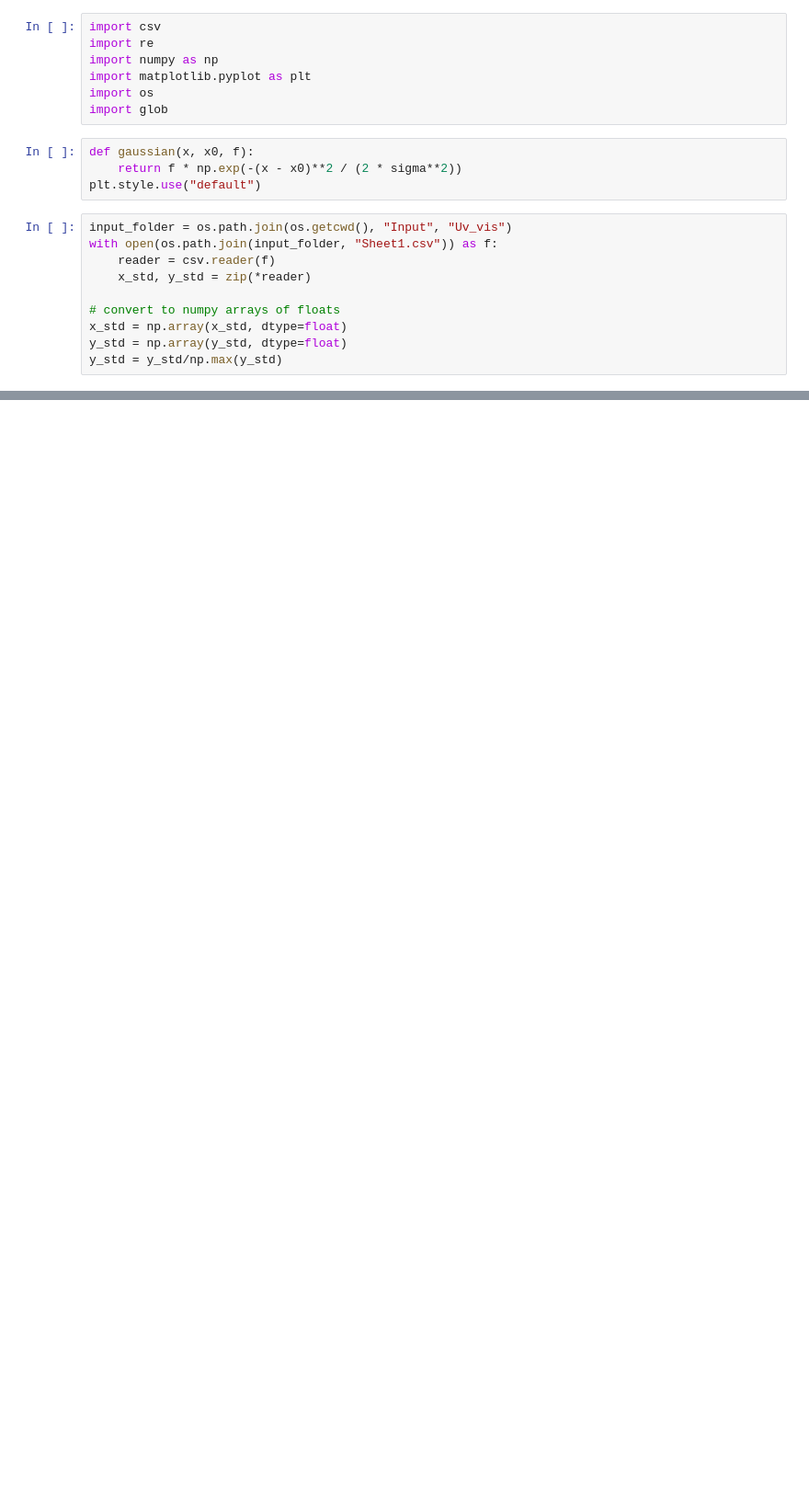
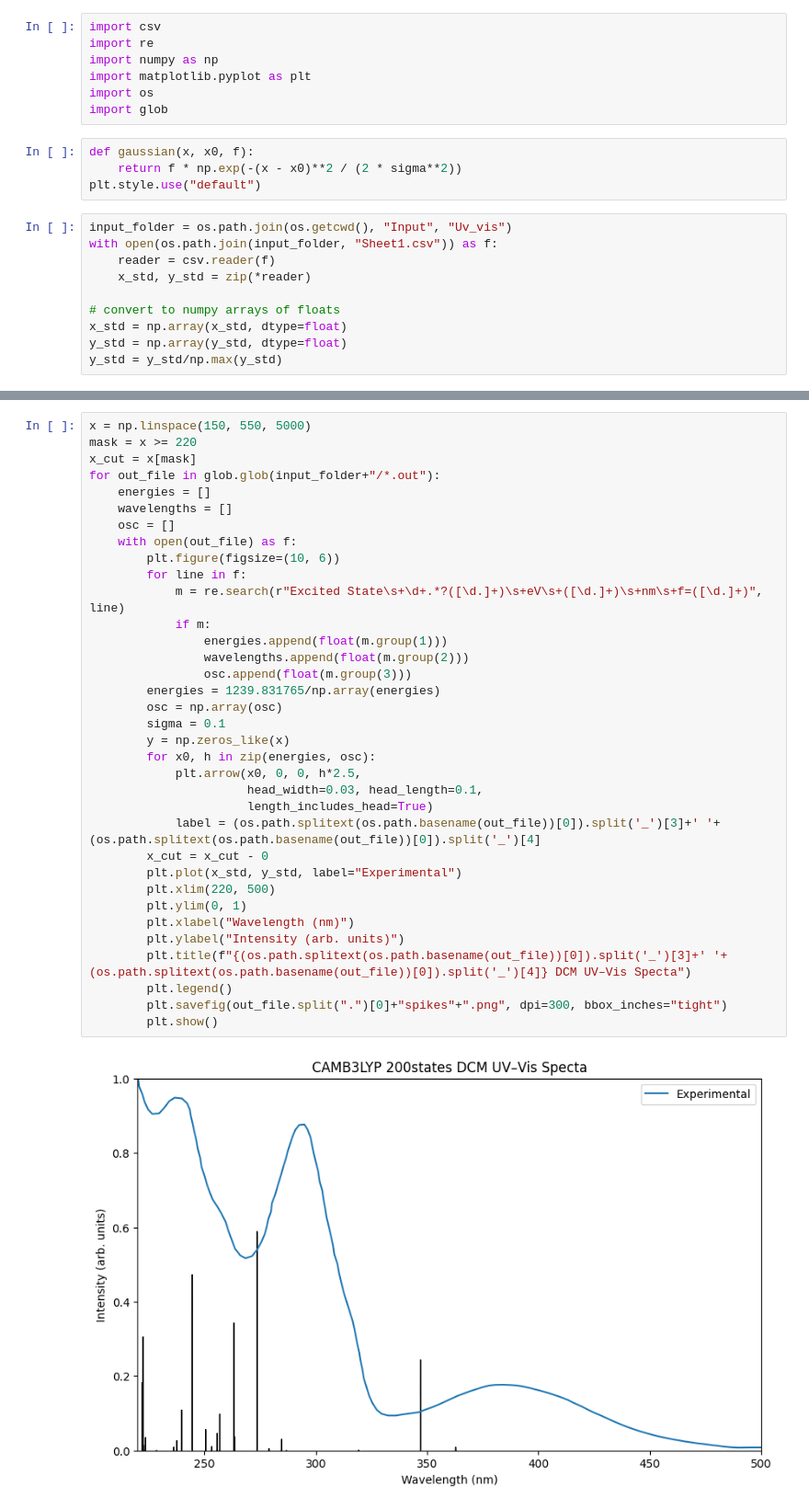
Before and after one commit to Maarsk/Gaussian_Scripts, a Jupyter notebook: Uv_vis.ipynb, the cells around one changed output, grey strips where cells are left out. Shown at 92% size. Drawn from its saved outputs; the diff is of its cells as text; blank space fills up the shorter version.

```diff
--- a/Uv_vis.ipynb
+++ b/Uv_vis.ipynb
@@ -101,0 +104,37 @@ for out_file in glob.glob(input_folder+"/*.out"):
+# %%
+x = np.linspace(150, 550, 5000)
+mask = x >= 220
+x_cut = x[mask]
+for out_file in glob.glob(input_folder+"/*.out"):
+    energies = []
+    wavelengths = []
+    osc = []
+    with open(out_file) as f:
+        plt.figure(figsize=(10, 6))
+        for line in f:
+            m = re.search(r"Excited State\s+\d+.*?([\d.]+)\s+eV\s+([\d.]+)\s+nm\s+f=([\d.]+)", line)
+            if m:
+                energies.append(float(m.group(1)))
+                wavelengths.append(float(m.group(2)))
+                osc.append(float(m.group(3)))
+        energies = 1239.831765/np.array(energies)
+        osc = np.array(osc)
+        sigma = 0.1
+        y = np.zeros_like(x)
+        for x0, h in zip(energies, osc):
+            plt.arrow(x0, 0, 0, h*2.5,
+                      head_width=0.03, head_length=0.1,
+                      length_includes_head=True)
+            label = (os.path.splitext(os.path.basename(out_file))[0]).split('_')[3]+' '+(os.path.splitext(os.path.basename(out_file))[0]).split('_')[4]
+        x_cut = x_cut - 0
+        plt.plot(x_std, y_std, label="Experimental")
+        plt.xlim(220, 500)
+        plt.ylim(0, 1)
+        plt.xlabel("Wavelength (nm)")
+        plt.ylabel("Intensity (arb. units)")
+        plt.title(f"{(os.path.splitext(os.path.basename(out_file))[0]).split('_')[3]+' '+(os.path.splitext(os.path.basename(out_file))[0]).split('_')[4]} DCM UV–Vis Specta")
+        plt.legend()
+        plt.savefig(out_file.split(".")[0]+"spikes"+".png", dpi=300, bbox_inches="tight")
+        plt.show()
+# %% [output]
+[figure, added]
```
Also changed, not shown: parts of 3 cells of this notebook, 5 other files.
